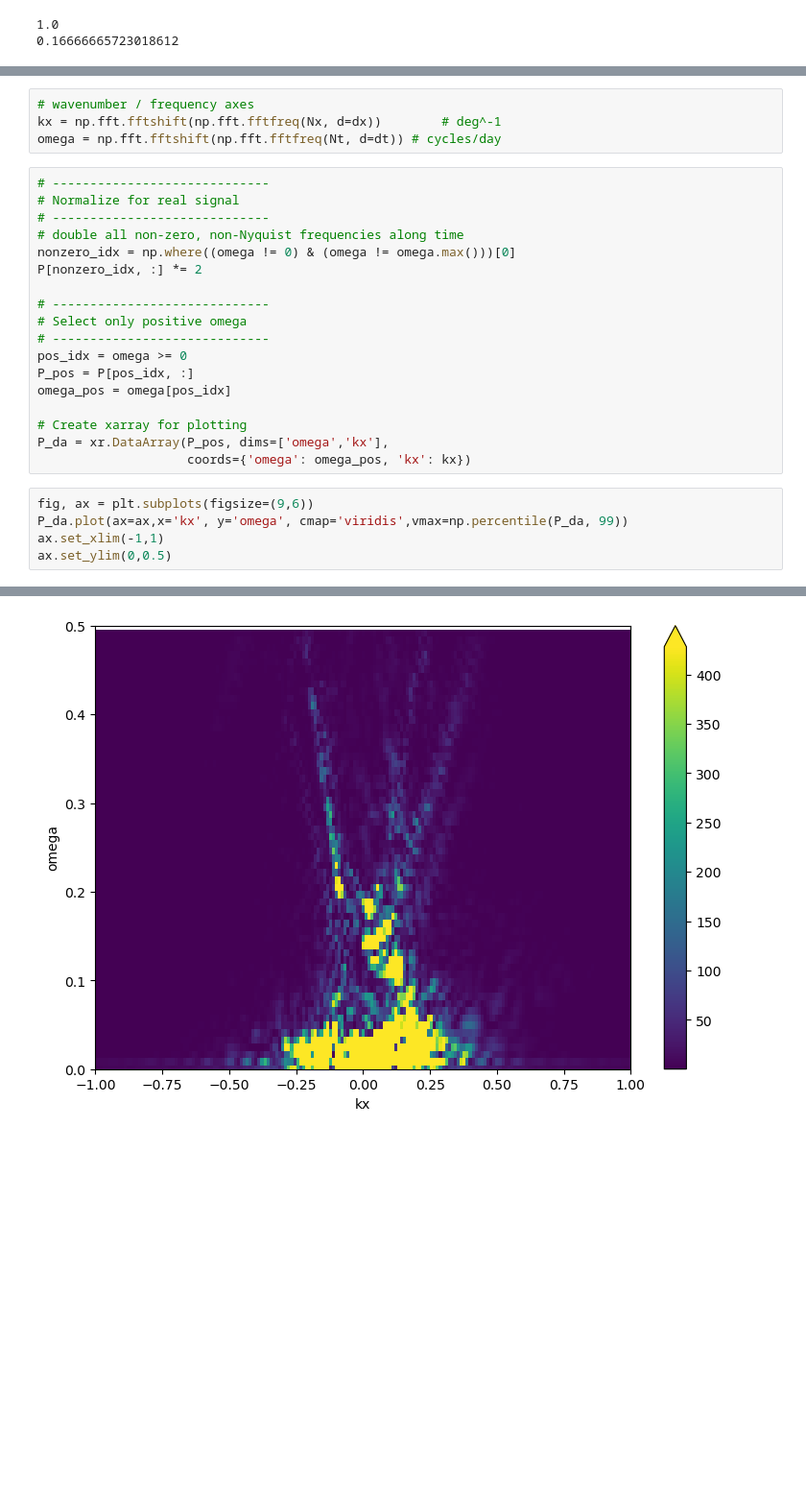
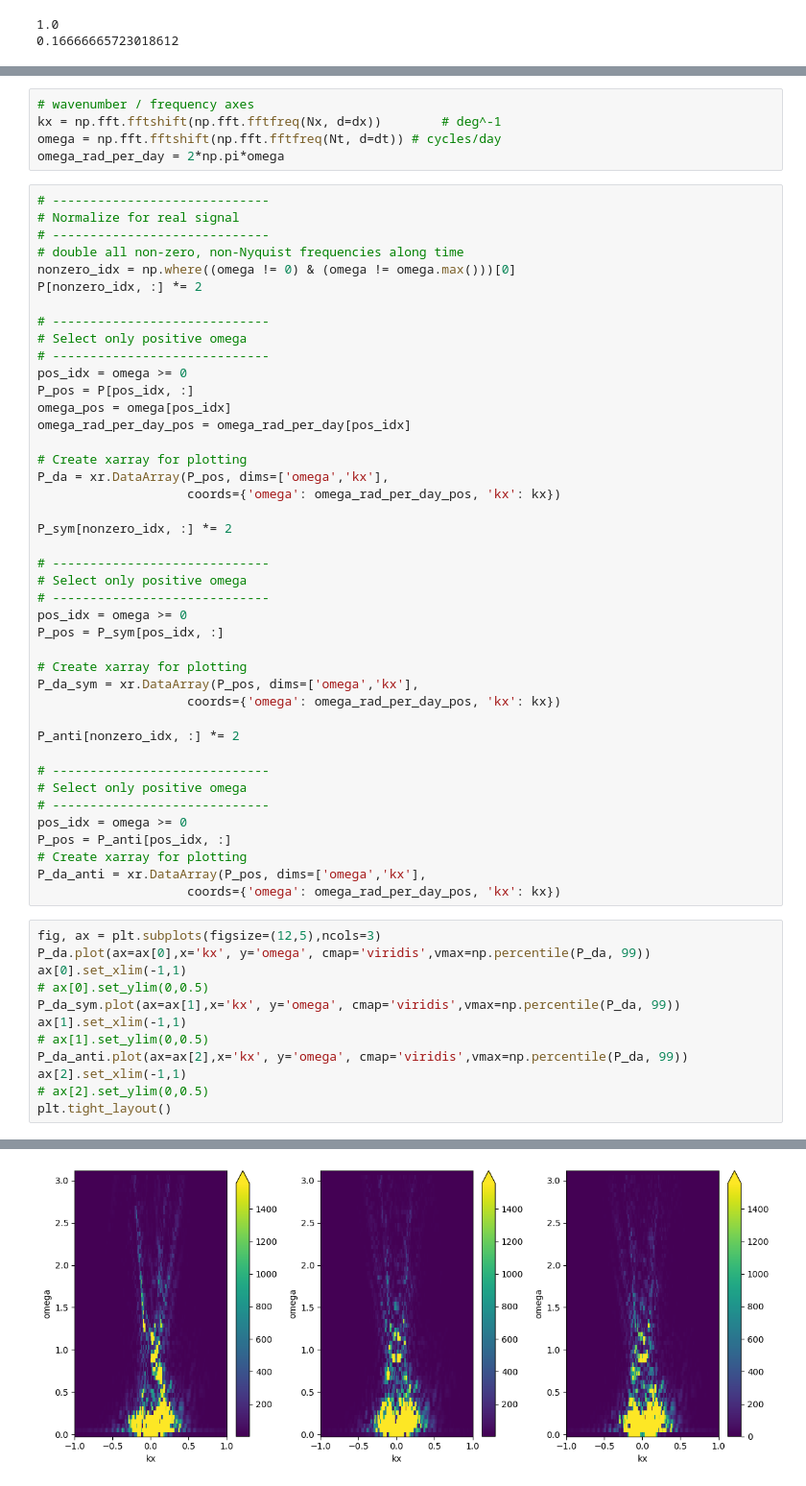
Before and after one commit to eldavenport/TPOSE6_Sensitivity, a Jupyter notebook: k_omega_plot.ipynb, the cells around one changed output, grey strips where cells are left out. Shown at 96% size. Drawn from its saved outputs; the diff is of its cells as text; blank space fills up the shorter version.

Commit message:
finally figuring out the right axes for k-w diagrams"

```diff
--- a/k_omega_plot.ipynb
+++ b/k_omega_plot.ipynb
@@ -129,6 +136,7 @@ P = np.abs(ETAN_fft)**2 / (Nt*Nx)
 # wavenumber / frequency axes
 kx = np.fft.fftshift(np.fft.fftfreq(Nx, d=dx))        # deg^-1
 omega = np.fft.fftshift(np.fft.fftfreq(Nt, d=dt)) # cycles/day
+omega_rad_per_day = 2*np.pi*omega
 # %%
 # -----------------------------
 # Normalize for real signal
@@ -143,13 +151,44 @@ P[nonzero_idx, :] *= 2
 pos_idx = omega >= 0
 P_pos = P[pos_idx, :]
 omega_pos = omega[pos_idx]
+omega_rad_per_day_pos = omega_rad_per_day[pos_idx]
 
 # Create xarray for plotting
 P_da = xr.DataArray(P_pos, dims=['omega','kx'],
-                    coords={'omega': omega_pos, 'kx': kx})
+                    coords={'omega': omega_rad_per_day_pos, 'kx': kx})
+
+P_sym[nonzero_idx, :] *= 2
+
+# -----------------------------
+# Select only positive omega
+# -----------------------------
+pos_idx = omega >= 0
+P_pos = P_sym[pos_idx, :]
+
+# Create xarray for plotting
+P_da_sym = xr.DataArray(P_pos, dims=['omega','kx'],
+                    coords={'omega': omega_rad_per_day_pos, 'kx': kx})
+
+P_anti[nonzero_idx, :] *= 2
+
+# -----------------------------
+# Select only positive omega
+# -----------------------------
+pos_idx = omega >= 0
+P_pos = P_anti[pos_idx, :]
+# Create xarray for plotting
+P_da_anti = xr.DataArray(P_pos, dims=['omega','kx'],
+                    coords={'omega': omega_rad_per_day_pos, 'kx': kx})
 # %%
-fig, ax = plt.subplots(figsize=(9,6))
-P_da.plot(ax=ax,x='kx', y='omega', cmap='viridis',vmax=np.percentile(P_da, 99))
-ax.set_xlim(-1,1)
-ax.set_ylim(0,0.5)
+fig, ax = plt.subplots(figsize=(12,5),ncols=3)
+P_da.plot(ax=ax[0],x='kx', y='omega', cmap='viridis',vmax=np.percentile(P_da, 99))
+ax[0].set_xlim(-1,1)
+# ax[0].set_ylim(0,0.5)
+P_da_sym.plot(ax=ax[1],x='kx', y='omega', cmap='viridis',vmax=np.percentile(P_da, 99))
+ax[1].set_xlim(-1,1)
+# ax[1].set_ylim(0,0.5)
+P_da_anti.plot(ax=ax[2],x='kx', y='omega', cmap='viridis',vmax=np.percentile(P_da, 99))
+ax[2].set_xlim(-1,1)
+# ax[2].set_ylim(0,0.5)
+plt.tight_layout()
 # %% [output]
@@ -157 +195 @@ ax.set_ylim(0,0.5)
-[figure, old version]
+[figure, new version]
```
Also changed, not shown: parts of 21 cells of this notebook, 4 other files.
